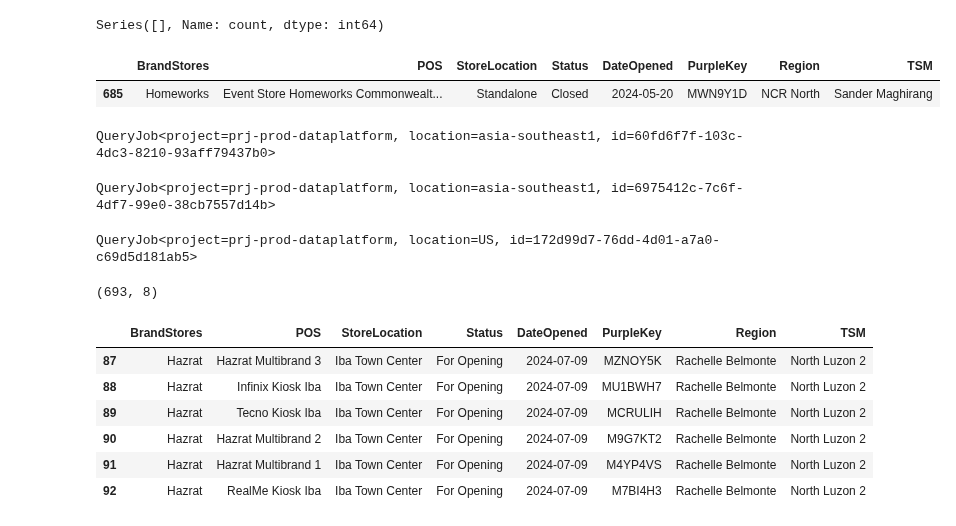
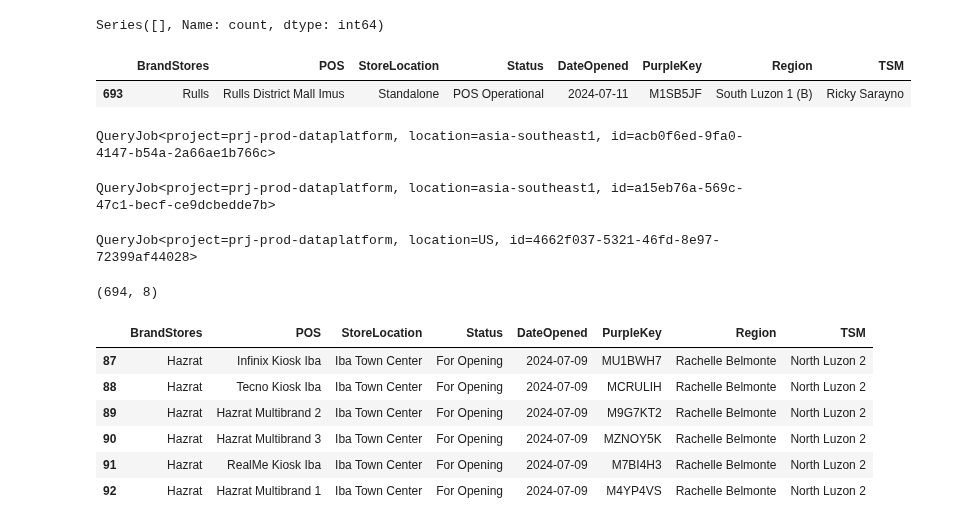
Before and after one commit to dchakroborti-tonik/POS_Addition, a Jupyter notebook: Notebook/Pos_mapping_new.ipynb, the cells around one changed output. Saved outputs shown, nothing was run; the diff lists cells and outputs as text; code cells hidden in the pictures.

```diff
--- a/Notebook/Pos_mapping_new.ipynb
+++ b/Notebook/Pos_mapping_new.ipynb
@@ -24,7 +24,7 @@ client = bigquery.Client(project='prj-prod-dataplatform')
 # Set options or configurations as needed
 # Example: pd.set_option('display.max_columns', None)
 # %%
-df = pd.read_csv(r"C:\Users\DwaipayanChakroborti\OneDrive - Tonik Financial Pte Ltd\MyStuff\SIL Sales\Shin Nebria\POS_Addition\Data\incorrectdata.csv")
+df = pd.read_csv(r"C:\Users\DwaipayanChakroborti\OneDrive - Tonik Financial Pte Ltd\MyStuff\SIL Sales\Shin Nebria\POS_Addition\Data\PosAdd_20240711.csv")
 # %%
 # df = pd.read_excel(r"C:\Users\DwaipayanChakroborti\OneDrive - Tonik Financial Pte Ltd\MyStuff\SIL Sales\Shin Nebria\POS_Addition\Data\POS_mapping_data May042024.xlsx", sheet_name = 'Sheet1')
 # df.head(10)
@@ -328,42 +329,42 @@ print(filtered_counts)
 # %% [output]
 Series([], Name: count, dtype: int64)
 # %%
-df[df['PurpleKey']== 'MWN9Y1D']
+df[df['PurpleKey']== 'M1SB5JF']
 # %% [output]
 |  | BrandStores | POS | StoreLocation | Status | DateOpened | PurpleKey | Region | TSM |
-| 685 | Homeworks | Event Store Homeworks Commonwealt... | Standalone | Closed | 2024-05-20 | MWN9Y1D | NCR North | Sander Maghirang |
+| 693 | Rulls | Rulls District Mall Imus | Standalone | POS Operational | 2024-07-11 | M1SB5JF | South Luzon 1 (B) | Ricky Sarayno |
 # %%
 sq = """drop table prj-prod-dataplatform.dap_ds_poweruser_playground.POS_TSM_MAPIING;"""
 
 client.query(sq)
 # %% [output]
-QueryJob<project=prj-prod-dataplatform, location=asia-southeast1, id=60fd6f7f-103c-4dc3-8210-93aff79437b0>
+QueryJob<project=prj-prod-dataplatform, location=asia-southeast1, id=acb0f6ed-9fa0-4147-b54a-2a66ae1b766c>
 # %%
 sq = """create table prj-prod-dataplatform.dap_ds_poweruser_playground.POS_TSM_MAPIING as select * from prj-prod-dataplatform.dap_ds_poweruser_playground.POS_TSM_MAPIING1;"""
 client.query(sq)
 # %% [output]
-QueryJob<project=prj-prod-dataplatform, location=asia-southeast1, id=6975412c-7c6f-4df7-99e0-38cb7557d14b>
+QueryJob<project=prj-prod-dataplatform, location=asia-southeast1, id=a15eb76a-569c-47c1-becf-ce9dcbedde7b>
 # %%
 client.query("commit")
 # %% [output]
-QueryJob<project=prj-prod-dataplatform, location=US, id=172d99d7-76dd-4d01-a7a0-c69d5d181ab5>
+QueryJob<project=prj-prod-dataplatform, location=US, id=4662f037-5321-46fd-8e97-72399af44028>
 # %%
 sq = """select * from prj-prod-dataplatform.dap_ds_poweruser_playground.POS_TSM_MAPIING;"""
 
 df = client.query(sq).to_dataframe(progress_bar_type='tqdm')
 df.shape
 # %% [output]
-(693, 8)
+(694, 8)
 # %%
 df[df['BrandStores']=='Hazrat'].sort_values(by='DateOpened')
 # %% [output]
 |  | BrandStores | POS | StoreLocation | Status | DateOpened | PurpleKey | Region | TSM |
-| 87 | Hazrat | Hazrat Multibrand 3 | Iba Town Center | For Opening | 2024-07-09 | MZNOY5K | Rachelle Belmonte | North Luzon 2 |
-| 88 | Hazrat | Infinix Kiosk Iba | Iba Town Center | For Opening | 2024-07-09 | MU1BWH7 | Rachelle Belmonte | North Luzon 2 |
-| 89 | Hazrat | Tecno Kiosk Iba | Iba Town Center | For Opening | 2024-07-09 | MCRULIH | Rachelle Belmonte | North Luzon 2 |
-| 90 | Hazrat | Hazrat Multibrand 2 | Iba Town Center | For Opening | 2024-07-09 | M9G7KT2 | Rachelle Belmonte | North Luzon 2 |
-| 91 | Hazrat | Hazrat Multibrand 1 | Iba Town Center | For Opening | 2024-07-09 | M4YP4VS | Rachelle Belmonte | North Luzon 2 |
-| 92 | Hazrat | RealMe Kiosk Iba | Iba Town Center | For Opening | 2024-07-09 | M7BI4H3 | Rachelle Belmonte | North Luzon 2 |
+| 87 | Hazrat | Infinix Kiosk Iba | Iba Town Center | For Opening | 2024-07-09 | MU1BWH7 | Rachelle Belmonte | North Luzon 2 |
+| 88 | Hazrat | Tecno Kiosk Iba | Iba Town Center | For Opening | 2024-07-09 | MCRULIH | Rachelle Belmonte | North Luzon 2 |
+| 89 | Hazrat | Hazrat Multibrand 2 | Iba Town Center | For Opening | 2024-07-09 | M9G7KT2 | Rachelle Belmonte | North Luzon 2 |
+| 90 | Hazrat | Hazrat Multibrand 3 | Iba Town Center | For Opening | 2024-07-09 | MZNOY5K | Rachelle Belmonte | North Luzon 2 |
+| 91 | Hazrat | RealMe Kiosk Iba | Iba Town Center | For Opening | 2024-07-09 | M7BI4H3 | Rachelle Belmonte | North Luzon 2 |
+| 92 | Hazrat | Hazrat Multibrand 1 | Iba Town Center | For Opening | 2024-07-09 | M4YP4VS | Rachelle Belmonte | North Luzon 2 |
 # %%
 df.head(10)
 # %% [output]
```
Also changed, not shown: parts of 26 cells of this notebook, 3 other files.
